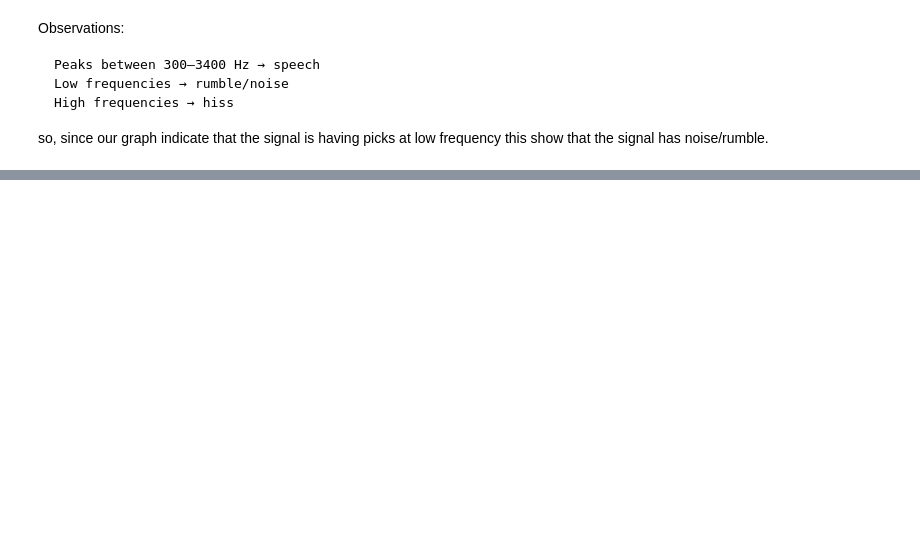
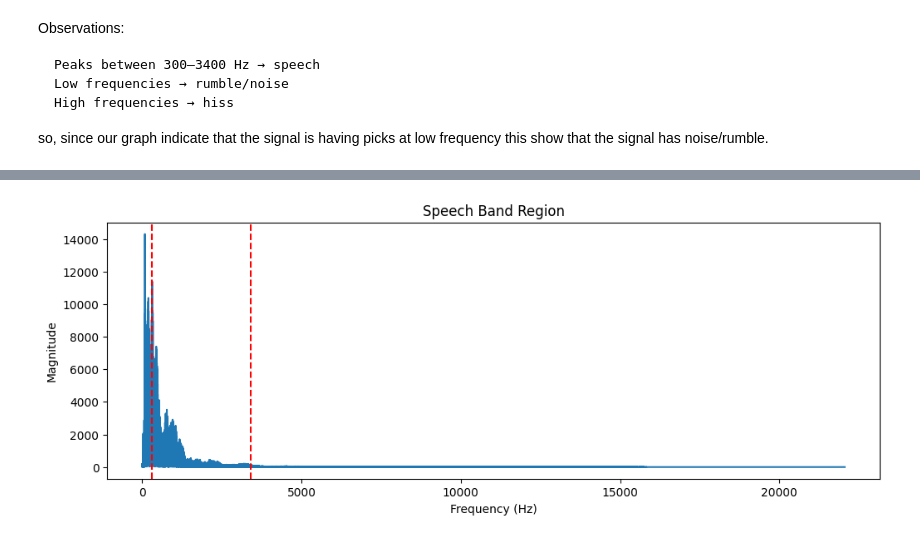
Before and after one commit to Aaron-pweb/Digital_Audio_Signal_Filtering_and_Noise_Reduction, a Jupyter notebook: sound-filtter.ipynb, the cells around one changed output, grey strips where cells are left out. Drawn from its saved outputs; the diff is of its cells as text; code cells hidden in the pictures; blank space fills up the shorter version.

```diff
--- a/sound-filtter.ipynb
+++ b/sound-filtter.ipynb
@@ -65,0 +88,11 @@ so, since our graph indicate that the signal is having picks at low frequency th
+# %%
+plt.figure(figsize=(12,4))
+plt.plot(freqs, np.abs(Y))
+plt.axvline(300, color='r', linestyle='--')
+plt.axvline(3400, color='r', linestyle='--')
+plt.title("Speech Band Region")
+plt.xlabel("Frequency (Hz)")
+plt.ylabel("Magnitude")
+plt.show()
+# %% [output]
+[figure, added]
```
Also changed, not shown: parts of 10 cells of this notebook.
